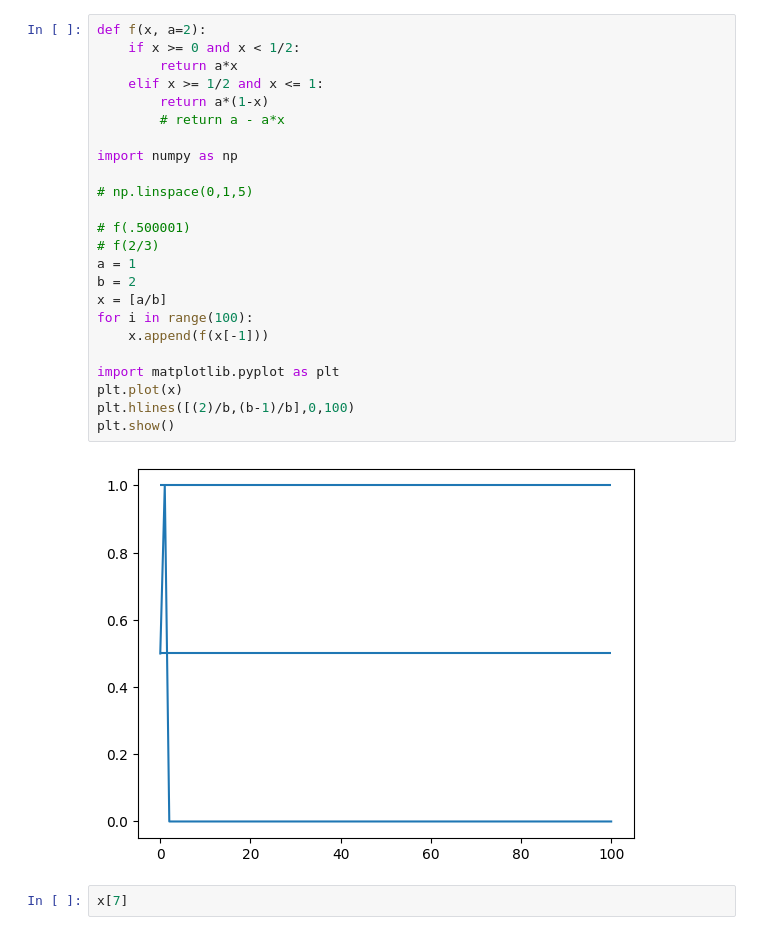
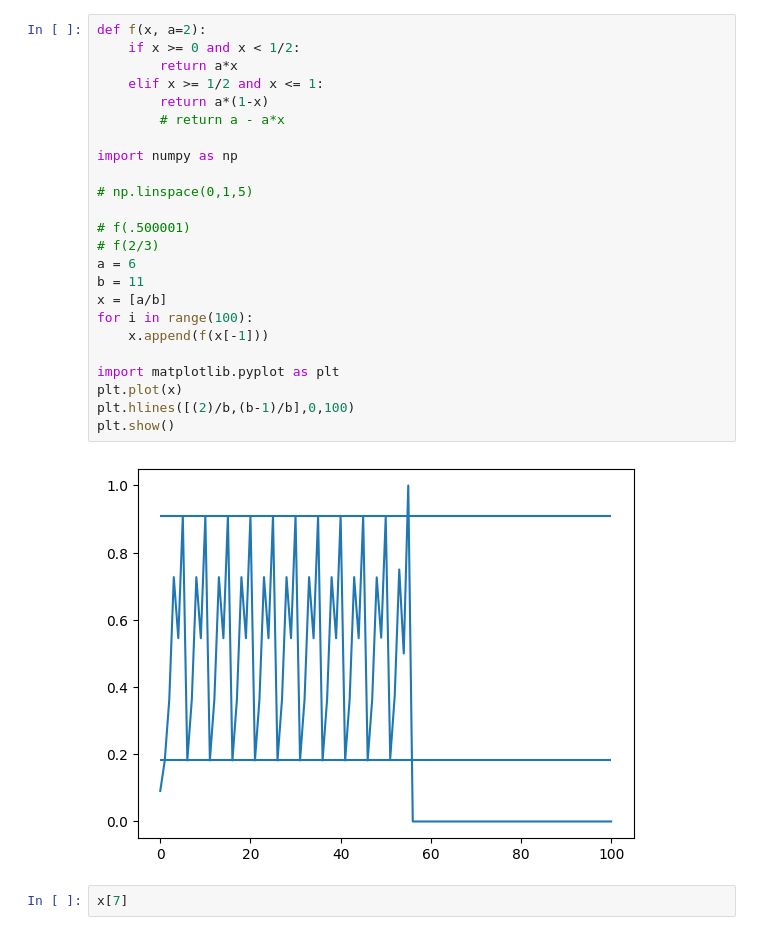
Before and after one commit to jvlad1979/cmsc660-dev, a Jupyter notebook: hw1.ipynb, the cells around one changed output. Cells and saved outputs as stored; diff of their text form.

```diff
--- a/hw1.ipynb
+++ b/hw1.ipynb
@@ -1,29 +1,29 @@
 # %%
 def f(x, a=2):
     if x >= 0 and x < 1/2:
         return a*x
     elif x >= 1/2 and x <= 1:
         return a*(1-x)
         # return a - a*x
 
 import numpy as np
 
 # np.linspace(0,1,5)
 
 # f(.500001)
 # f(2/3)
-a = 1
-b = 2
+a = 6
+b = 11
 x = [a/b]
 for i in range(100):
     x.append(f(x[-1]))
 
 import matplotlib.pyplot as plt
 plt.plot(x)
 plt.hlines([(2)/b,(b-1)/b],0,100)
 plt.show()
 # %% [output]
-[figure, old version]
+[figure, new version]
 # %%
 x[7]
 # %% [output]
```
Also changed, not shown: 2 other files.
